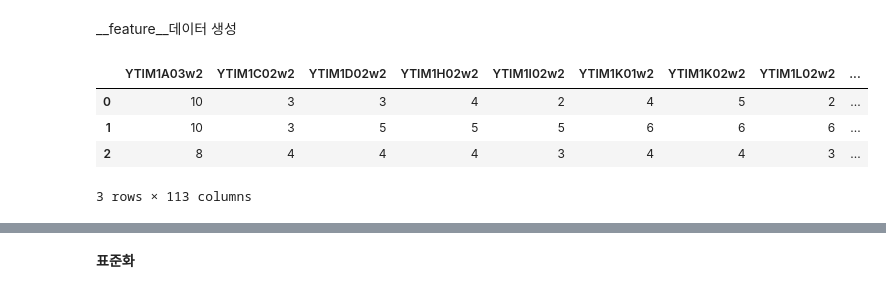
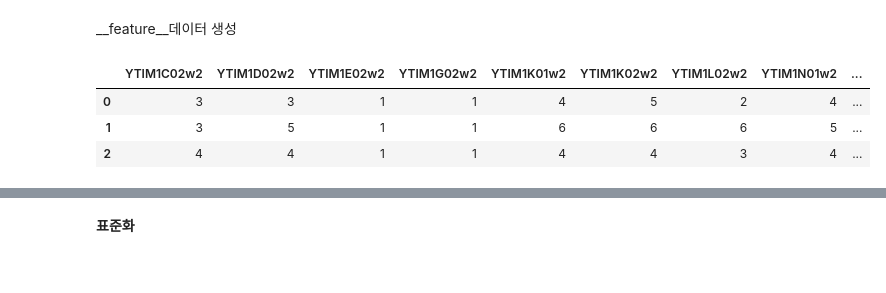
Before and after one commit to geunsu-jo/KCYPS_project, a Jupyter notebook: 201611533_project.ipynb, the cells around one changed output, grey strips where cells are left out. Cells and saved outputs as stored; diff of their text form; code cells hidden in the pictures.

```diff
--- a/201611533_project.ipynb
+++ b/201611533_project.ipynb
@@ -20,12 +18,11 @@ y_test = test_data["y"]
 # %% [markdown]
 __feature__데이터 생성
 # %%
-X_train_raw = train_data.drop(['y'], axis=1)
+X_train = train_data.drop(['y'], axis=1)
 X_test = test_data.drop(['y'], axis=1)
-X_train_raw.head(3)
+X_train.head(3)
 # %% [output]
-|  | YTIM1A03w2 | YTIM1C02w2 | YTIM1D02w2 | YTIM1H02w2 | YTIM1I02w2 | YTIM1K01w2 | YTIM1K02w2 | YTIM1L02w2 | ... |
-| 0 | 10 | 3 | 3 | 4 | 2 | 4 | 5 | 2 | ... |
-| 1 | 10 | 3 | 5 | 5 | 5 | 6 | 6 | 6 | ... |
-| 2 | 8 | 4 | 4 | 4 | 3 | 4 | 4 | 3 | ... |
+|  | YTIM1C02w2 | YTIM1D02w2 | YTIM1E02w2 | YTIM1G02w2 | YTIM1K01w2 | YTIM1K02w2 | YTIM1L02w2 | YTIM1N01w2 | ... |
+| 0 | 3 | 3 | 1 | 1 | 4 | 5 | 2 | 4 | ... |
+| 1 | 3 | 5 | 1 | 1 | 6 | 6 | 6 | 5 | ... |
+| 2 | 4 | 4 | 1 | 1 | 4 | 4 | 3 | 4 | ... |
-3 rows × 113 columns
```
Also changed, not shown: parts of 31 cells of this notebook.
